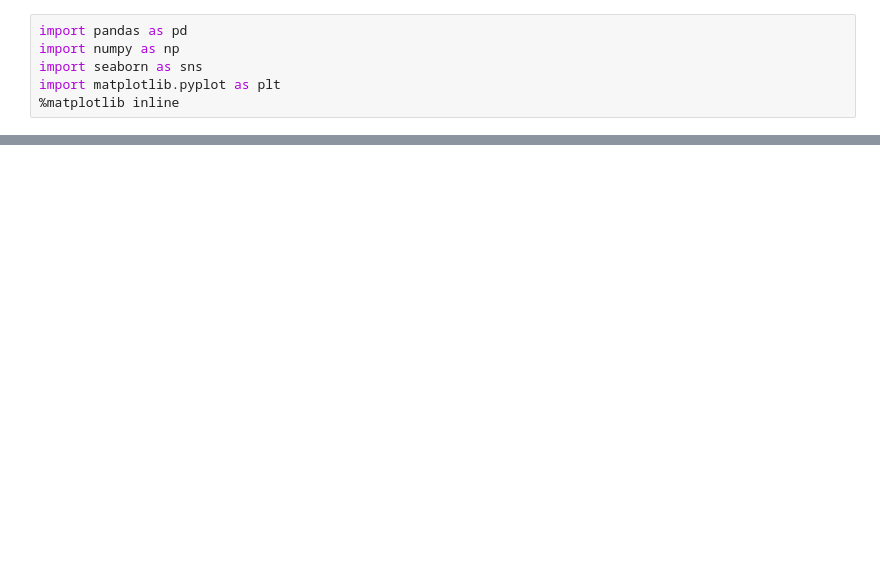
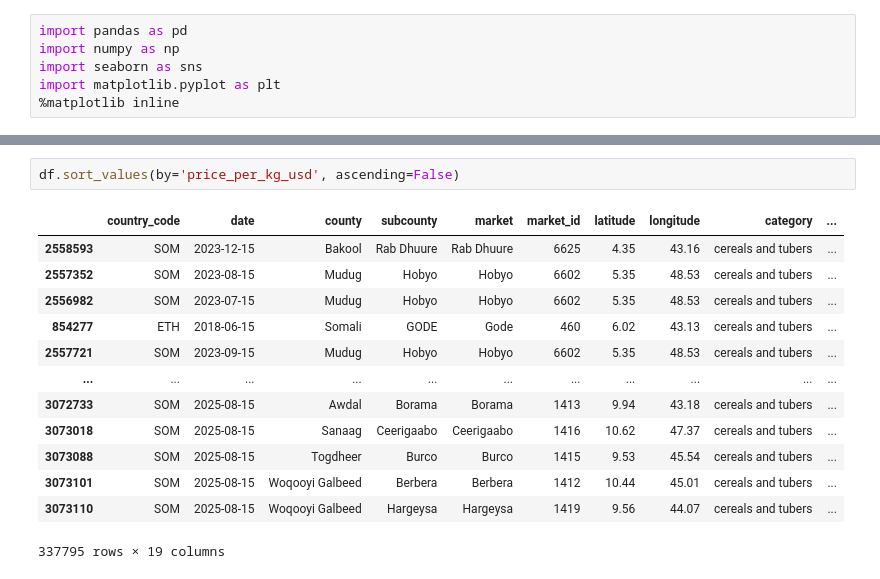
Before and after one commit to hudeyfajama/rpp, a Jupyter notebook: notebooks/eda.ipynb, the cells around one changed output, grey strips where cells are left out. Saved outputs shown, nothing was run; the diff lists cells and outputs as text; blank space fills up the shorter version.

```diff
--- a/notebooks/eda.ipynb
+++ b/notebooks/eda.ipynb
@@ -1302,0 +384,16 @@ Model saved to /Users/hjama/ai-learning/rpp/models
+# %%
+df.sort_values(by='price_per_kg_usd', ascending=False)
+# %% [output]
+|  | country_code | date | county | subcounty | market | market_id | latitude | longitude | category | ... |
+| 2558593 | SOM | 2023-12-15 | Bakool | Rab Dhuure | Rab Dhuure | 6625 | 4.35 | 43.16 | cereals and tubers | ... |
+| 2557352 | SOM | 2023-08-15 | Mudug | Hobyo | Hobyo | 6602 | 5.35 | 48.53 | cereals and tubers | ... |
+| 2556982 | SOM | 2023-07-15 | Mudug | Hobyo | Hobyo | 6602 | 5.35 | 48.53 | cereals and tubers | ... |
+| 854277 | ETH | 2018-06-15 | Somali | GODE | Gode | 460 | 6.02 | 43.13 | cereals and tubers | ... |
+| 2557721 | SOM | 2023-09-15 | Mudug | Hobyo | Hobyo | 6602 | 5.35 | 48.53 | cereals and tubers | ... |
+| ... | ... | ... | ... | ... | ... | ... | ... | ... | ... | ... |
+| 3072733 | SOM | 2025-08-15 | Awdal | Borama | Borama | 1413 | 9.94 | 43.18 | cereals and tubers | ... |
+| 3073018 | SOM | 2025-08-15 | Sanaag | Ceerigaabo | Ceerigaabo | 1416 | 10.62 | 47.37 | cereals and tubers | ... |
+| 3073088 | SOM | 2025-08-15 | Togdheer | Burco | Burco | 1415 | 9.53 | 45.54 | cereals and tubers | ... |
+| 3073101 | SOM | 2025-08-15 | Woqooyi Galbeed | Berbera | Berbera | 1412 | 10.44 | 45.01 | cereals and tubers | ... |
+| 3073110 | SOM | 2025-08-15 | Woqooyi Galbeed | Hargeysa | Hargeysa | 1419 | 9.56 | 44.07 | cereals and tubers | ... |
+337795 rows × 19 columns
```
Also changed, not shown: parts of 23 cells of this notebook, 1 other file.
